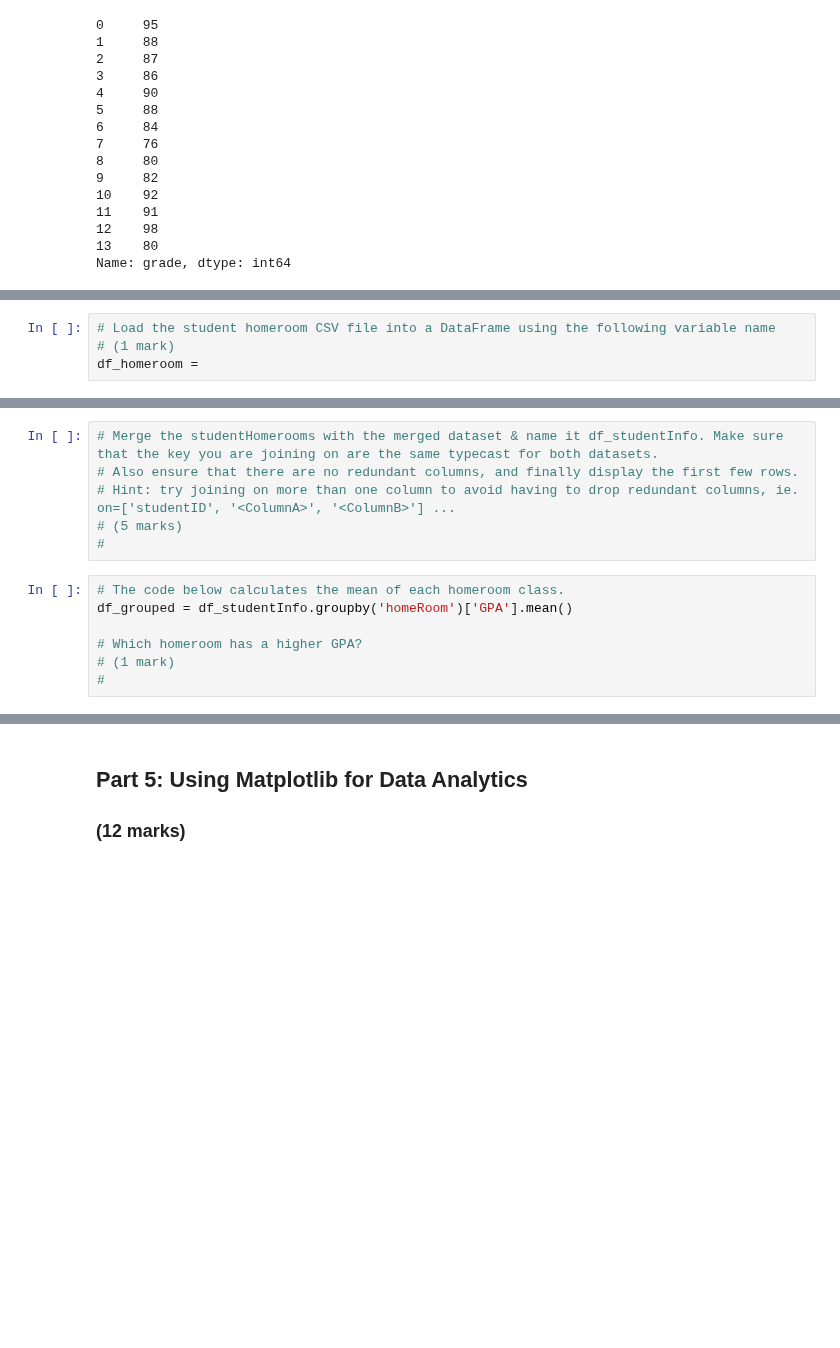
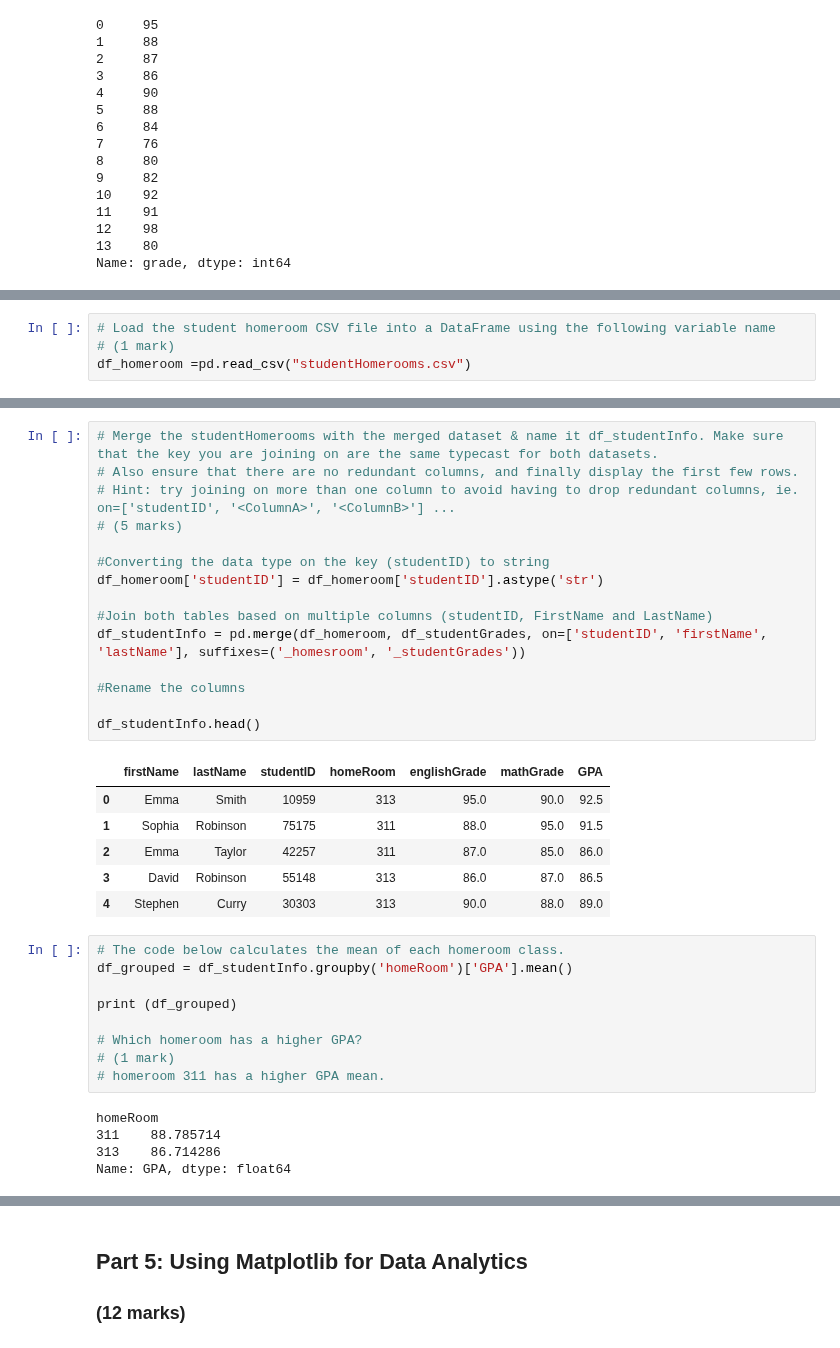
Before and after one commit to hudsonirivbogbe/ENGG680_2025_Fall, a Jupyter notebook: Lab_Assignment1/StudentGradeManagementSystem.ipynb, the cells around one changed output, grey strips where cells are left out. Cells and saved outputs as stored; diff of their text form; blank space fills up the shorter version.

```diff
--- a/Lab_Assignment1/StudentGradeManagementSystem.ipynb
+++ b/Lab_Assignment1/StudentGradeManagementSystem.ipynb
@@ -502,6 +527,6 @@ Name: grade, dtype: int64
 # %%
 # Load the student homeroom CSV file into a DataFrame using the following variable name
 # (1 mark)
-df_homeroom =
+df_homeroom =pd.read_csv("studentHomerooms.csv")
 # %%
 # Print first 5 rows of df_homeroom using the .head method
@@ -509,16 +541,39 @@ df_homeroom =
 # %%
 # Merge the studentHomerooms with the merged dataset & name it df_studentInfo. Make sure that the key you are joining on are the same typecast for both datasets.
 # Also ensure that there are no redundant columns, and finally display the first few rows.
 # Hint: try joining on more than one column to avoid having to drop redundant columns, ie. on=['studentID', '<ColumnA>', '<ColumnB>'] ...
 # (5 marks)
-#
+
+#Converting the data type on the key (studentID) to string
+df_homeroom['studentID'] = df_homeroom['studentID'].astype('str')
+
+#Join both tables based on multiple columns (studentID, FirstName and LastName)
+df_studentInfo = pd.merge(df_homeroom, df_studentGrades, on=['studentID', 'firstName', 'lastName'], suffixes=('_homesroom', '_studentGrades'))
+
+#Rename the columns
+
+df_studentInfo.head()
+# %% [output]
+|  | firstName | lastName | studentID | homeRoom | englishGrade | mathGrade | GPA |
+| 0 | Emma | Smith | 10959 | 313 | 95.0 | 90.0 | 92.5 |
+| 1 | Sophia | Robinson | 75175 | 311 | 88.0 | 95.0 | 91.5 |
+| 2 | Emma | Taylor | 42257 | 311 | 87.0 | 85.0 | 86.0 |
+| 3 | David | Robinson | 55148 | 313 | 86.0 | 87.0 | 86.5 |
+| 4 | Stephen | Curry | 30303 | 313 | 90.0 | 88.0 | 89.0 |
 # %%
 # The code below calculates the mean of each homeroom class.
 df_grouped = df_studentInfo.groupby('homeRoom')['GPA'].mean()
 
+print (df_grouped)
+
 # Which homeroom has a higher GPA?
 # (1 mark)
-#
+# homeroom 311 has a higher GPA mean.
+# %% [output]
+homeRoom
+311    88.785714
+313    86.714286
+Name: GPA, dtype: float64
 # %%
 # Now let's work with multiple sorts. The .sort_values() method can sort by multiple columns, meaning you can specify a primary column and a secondary column for sorting.
 # For example, by=['ColumnA', 'ColumnB'] will first sort by ColumnA and then by ColumnB.
```
Also changed, not shown: parts of 8 cells of this notebook.
